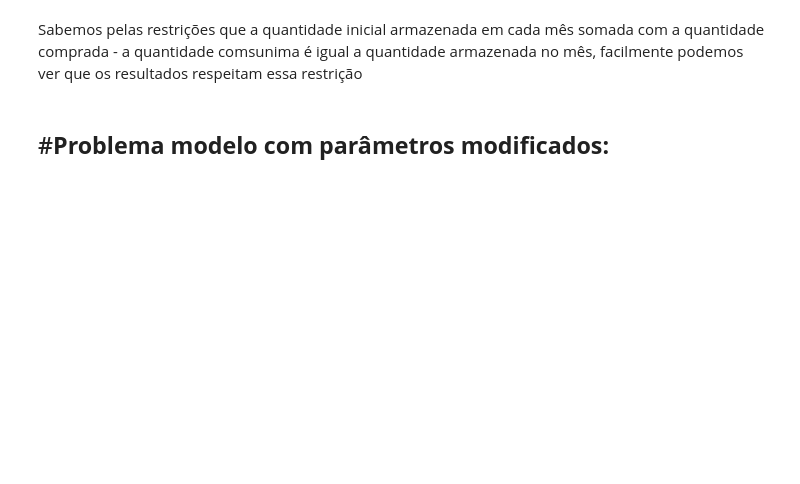
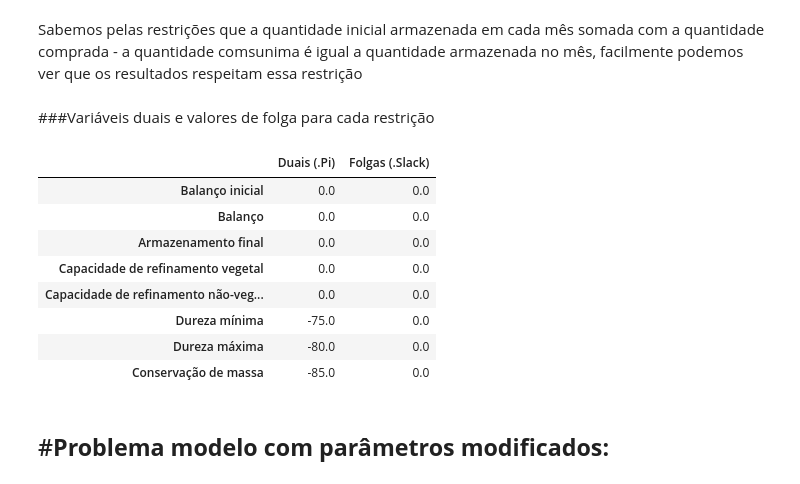
Before and after one commit to mateus96mt/operational_research_second_work, a Jupyter notebook: TRAB2_PO_MATEUS_TEIXEIRA_MAGALHAES.ipynb, the cells around one changed output. Drawn from its saved outputs; the diff is of its cells as text; code cells hidden in the pictures; blank space fills up the shorter version.

Commit message:
Variáveis duais e folgas nas restrições e recursos economicamente significantes

```diff
--- a/TRAB2_PO_MATEUS_TEIXEIRA_MAGALHAES.ipynb
+++ b/TRAB2_PO_MATEUS_TEIXEIRA_MAGALHAES.ipynb
@@ -371,5 +389,48 @@ store_plan
 # %% [markdown]
 Sabemos pelas restrições que a quantidade inicial armazenada em cada mês somada com a quantidade comprada - a quantidade comsunima é igual a quantidade armazenada no mês, facilmente podemos ver que os resultados respeitam essa restrição
+# %% [markdown]
+###Variáveis duais e valores de folga para cada restrição
+# %%
+restricoes = food.getConstrs()
+
+Balance0 = restricoes[0]
+Balance = restricoes[1]
+TargetInv = restricoes[2]
+VegCapacity = restricoes[3]
+NonVegCapacity = restricoes[4]
+HardnessMin = restricoes[5]
+HardnessMax = restricoes[6]
+MassConservation = restricoes[7]
+
+rows = ["Balanço inicial",\
+        "Balanço",\
+        "Armazenamento final",\
+        "Capacidade de refinamento vegetal",\
+        "Capacidade de refinamento não-vegetal",\
+        "Dureza mínima",\
+        "Dureza máxima",\
+        "Conservação de massa"]
+
+columns = ["Duais (.Pi)", "Folgas (.Slack)"]
+
+tabela = pd.DataFrame(columns=columns, index=rows, data=0.0)
+
+for i in range(8):
+
+  tabela.loc[rows[i], "Duais (.Pi)"] = restricoes[i].Pi
+  tabela.loc[rows[i], "Folgas (.Slack)"] = restricoes[i].Slack
+
+tabela
+# %% [output]
+|  | Duais (.Pi) | Folgas (.Slack) |
+| Balanço inicial | 0.0 | 0.0 |
+| Balanço | 0.0 | 0.0 |
+| Armazenamento final | 0.0 | 0.0 |
+| Capacidade de refinamento vegetal | 0.0 | 0.0 |
+| Capacidade de refinamento não-veg... | 0.0 | 0.0 |
+| Dureza mínima | -75.0 | 0.0 |
+| Dureza máxima | -80.0 | 0.0 |
+| Conservação de massa | -85.0 | 0.0 |
 # %% [markdown]
 #**Problema modelo com parâmetros modificados:**
 ---
```
Also changed, not shown: parts of 29 cells of this notebook.
